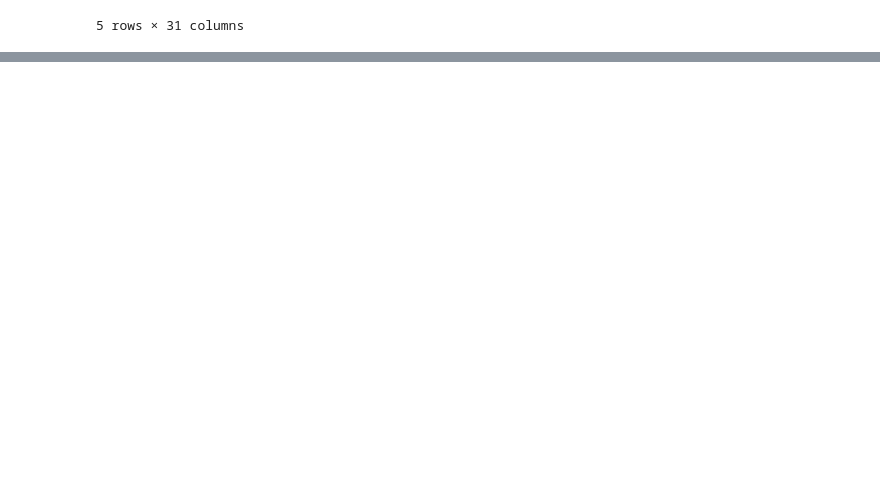
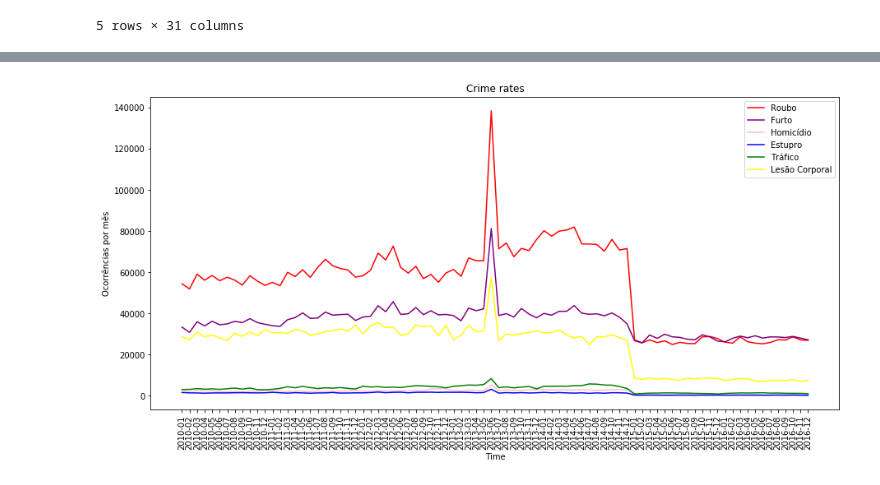
Before and after one commit to deeplearningunb/deeBO, a Jupyter notebook: concat_daframes.ipynb, the cells around one changed output, grey strips where cells are left out. Saved outputs shown, nothing was run; the diff lists cells and outputs as text; code cells hidden in the pictures; blank space fills up the shorter version.

Commit message:
Concatenating crimes from 2010 to 2016

```diff
--- a/concat_daframes.ipynb
+++ b/concat_daframes.ipynb
@@ -300,0 +464,29 @@ df.head()
+# %%
+### concatenate 10-12 com 13-16
+df_10_12 = get_samples('df_10_12.sav')
+df_13_16 = get_samples('df_13_16.sav')
+df_10_16 = pd.concat([df_10_12, df_13_16])
+
+df_10_16 = df_10_16.reset_index()
+
+filename = './df_10_16.sav'
+f = open(filename, 'wb')
+Pickler(f).dump(df_10_16)
+f.close()
+# %%
+df = df_10_16
+plt.figure(figsize=(15,7))
+plt.plot(df['ROUBO'], color = 'red', label = 'Roubo')
+plt.plot(df['FURTO'], color = 'purple', label = 'Furto')
+plt.plot(df['HOMICÍDIO'], color = 'pink', label = 'Homicídio')
+plt.plot(df['ESTUPRO'], color = 'blue', label = 'Estupro')
+plt.plot(df['TRÁFICO'], color = 'green', label = 'Tráfico')
+plt.plot(df['LESAO CORPORAL'], color = 'yellow', label = 'Lesão Corporal')
+plt.title('Crime rates')
+plt.xlabel('Time')
+plt.xticks(np.arange(84), df['DATA'].map(lambda x: x.strftime('%Y-%m')), rotation=90)
+plt.ylabel('Ocorrências por mês')
+plt.legend()
+plt.show()
+# %% [output]
+[figure, added]
```
Also changed, not shown: parts of 11 cells of this notebook, 1 other file.
